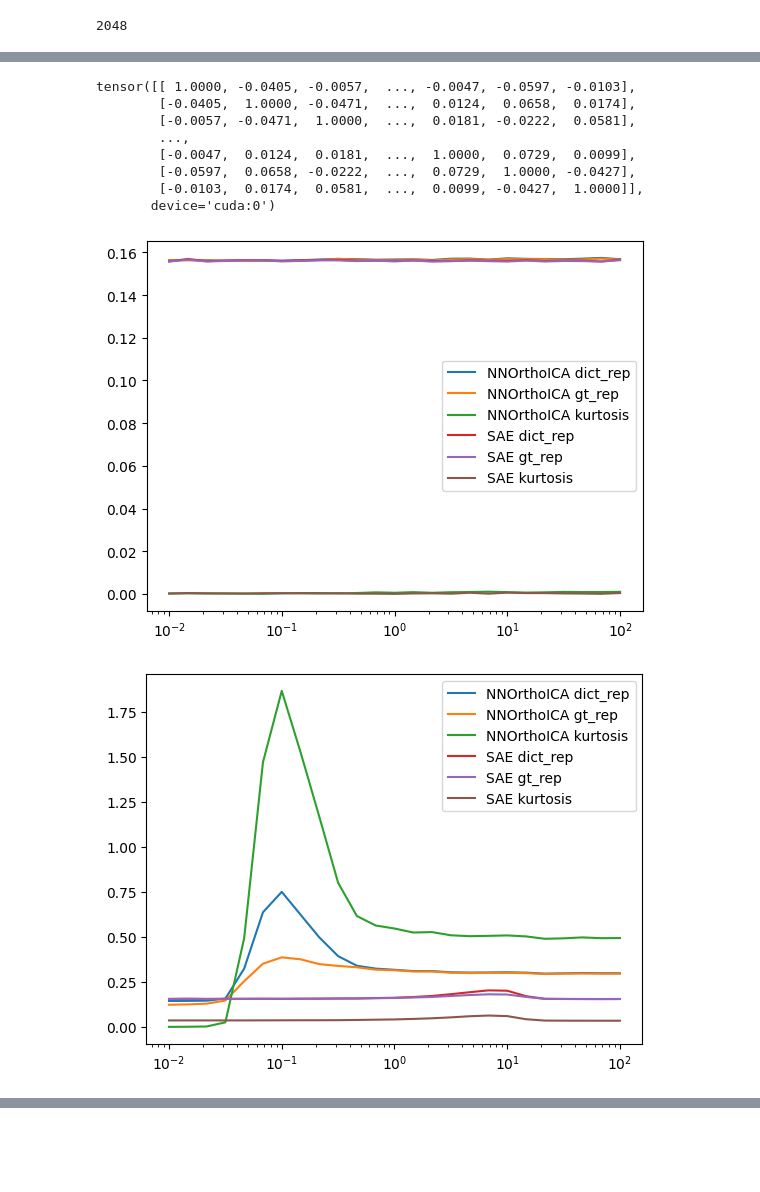
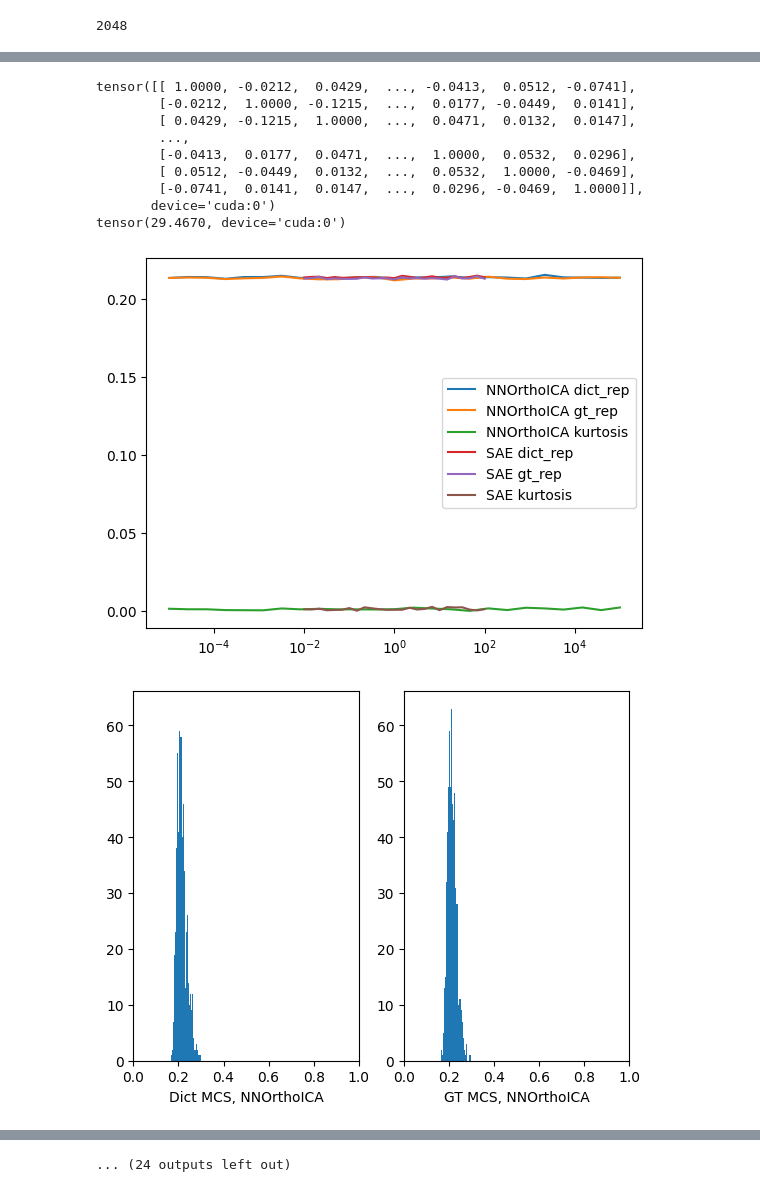
Before and after one commit to Baidicoot/sae_alternatives, a Jupyter notebook: sae_testing_no_noise.ipynb, the cells around one changed output, grey strips where cells are left out. Cells and saved outputs as stored; diff of their text form; code cells hidden in the pictures; blank space fills up the shorter version.

```diff
--- a/sae_testing_no_noise.ipynb
+++ b/sae_testing_no_noise.ipynb
@@ -294,25 +339,29 @@ def generate_corr_matrix(
 from modelling_sae import *
 # %%
 # l1_alphas = np.logspace(-2, 1, 100)
-n_feats = 512 * 6
-d_model = 512
+n_feats = 256 * 4
+d_model = 256
 device = "cuda:0"
 
 generator = RandomDatasetGenerator(
     activation_dim=d_model,
     n_ground_truth_components=n_feats,
-    batch_size=1024,
+    batch_size=4096,
     feature_num_nonzero=10,
     feature_prob_decay=1, # final feat has 10% the probability of the first
     correlated=False,
+    max_scale=5,
     device=device,
 )
+
+print(torch.max(generator.feat_scales))
 # %% [output]
-tensor([[ 1.0000, -0.0405, -0.0057,  ..., -0.0047, -0.0597, -0.0103],
-        [-0.0405,  1.0000, -0.0471,  ...,  0.0124,  0.0658,  0.0174],
-        [-0.0057, -0.0471,  1.0000,  ...,  0.0181, -0.0222,  0.0581],
+tensor([[ 1.0000, -0.0212,  0.0429,  ..., -0.0413,  0.0512, -0.0741],
+        [-0.0212,  1.0000, -0.1215,  ...,  0.0177, -0.0449,  0.0141],
+        [ 0.0429, -0.1215,  1.0000,  ...,  0.0471,  0.0132,  0.0147],
         ...,
-        [-0.0047,  0.0124,  0.0181,  ...,  1.0000,  0.0729,  0.0099],
-        [-0.0597,  0.0658, -0.0222,  ...,  0.0729,  1.0000, -0.0427],
-        [-0.0103,  0.0174,  0.0581,  ...,  0.0099, -0.0427,  1.0000]],
+        [-0.0413,  0.0177,  0.0471,  ...,  1.0000,  0.0532,  0.0296],
+        [ 0.0512, -0.0449,  0.0132,  ...,  0.0532,  1.0000, -0.0469],
+        [-0.0741,  0.0141,  0.0147,  ...,  0.0296, -0.0469,  1.0000]],
        device='cuda:0')
+tensor(29.4670, device='cuda:0')
@@ -509,12 +620,22 @@ def plot_ensemble_ortho(model_class_names, model_metrics, model_alphas):
 # %%
+# torch.autograd.set_detect_anomaly(True)
+torch.autograd.set_detect_anomaly(False)
+
+n_ica = 25
+n_sae = 25
+
 models = [
-    NNOrthoICA(d_model, n_feats, alpha).to(device)
-    for alpha in [10**x for x in np.linspace(-2, 2, 25)]
+    NNOrthoICA(
+        d_in=d_model,
+        d_hidden=n_feats,
+        alpha=alpha,
+    ).to(device)
+    for alpha in [10**x for x in np.linspace(-5, 5, n_ica)]
 ]
 
 models += [
     SAE(d_model, n_feats, alpha).to(device)
-    for alpha in [10**x for x in np.linspace(-2, 2, 25)]
+    for alpha in [10**x for x in np.linspace(-2, 2, n_sae)]
 ]
 
 optimizers = [
@@ -528,59 +649,67 @@ metrics = []
 
 for step in tqdm.tqdm(range(num_steps)):
     data = generator.send(None)
+    # data += torch.randn_like(data) * 0.1
 
     for model, optimizer in zip(models, optimizers):
         optimizer.zero_grad()
         loss, _ = model(data)
         loss.backward()
         optimizer.step()
-        model.project(orthoganalize=step % 500 == 0)
+        model.project(orthoganalize=False)
 
-    if step % 500 == 0:
+    if step % 100 == 0:
         model_dict_rep, model_gt_rep, model_sparsity, model_kurtosis, gt_kurtosis = get_metrics_ortho(models, generator)
         metrics.append({"dict_rep": model_dict_rep, "gt_rep": model_gt_rep})
 
         model_class_names = ['NNOrthoICA', 'SAE']
 
-        ortho_dict_rep = model_dict_rep[:len(models) // 2]
-        ortho_gt_rep = model_gt_rep[:len(models) // 2]
-        ortho_kurtosis = model_kurtosis[:len(models) // 2]
+        ortho_dict_rep = model_dict_rep[:n_ica]
+        ortho_gt_rep = model_gt_rep[:n_ica]
+        ortho_kurtosis = model_kurtosis[:n_ica]
 
-        sae_dict_rep = model_dict_rep[len(models) // 2:]
-        sae_gt_rep = model_gt_rep[len(models) // 2:]
-        sae_kurtosis = model_kurtosis[len(models) // 2:]
+        sae_dict_rep = model_dict_rep[n_ica:]
+        sae_gt_rep = model_gt_rep[n_ica:]
+        sae_kurtosis = model_kurtosis[n_ica:]
 
         all = ortho_kurtosis + sae_kurtosis
 
         ortho_kurtosis = [o - min(all) for o in ortho_kurtosis]
         sae_kurtosis = [s - min(all) for s in sae_kurtosis]
         gt_kurtosis = gt_kurtosis - min(all)
 
         all = ortho_kurtosis + sae_kurtosis
 
         ortho_kurtosis = [o / gt_kurtosis for o in ortho_kurtosis]
         sae_kurtosis = [s / gt_kurtosis for s in sae_kurtosis]
 
         ortho_metrics = {
             'dict_rep': ortho_dict_rep,
             'gt_rep': ortho_gt_rep,
             'kurtosis': ortho_kurtosis,
         }
 
         sae_metrics = {
             'dict_rep': sae_dict_rep,
             'gt_rep': sae_gt_rep,
             'kurtosis': sae_kurtosis,
         }
 
         model_metrics = [ortho_metrics, sae_metrics]
 
         model_alphas = [
-            [model.alpha for model in models[:len(models) // 2]],
-            [model.alpha for model in models[len(models) // 2:]],
+            [model.alpha for model in models[:n_ica]],
+            [model.alpha for model in models[n_ica:]]
         ]
 
         plot_ensemble_ortho(model_class_names, model_metrics, model_alphas)
+
+        # find the index of the model with the highest kurtosis
+        ortho_max_gt_idx = np.argmax(ortho_gt_rep)
+        sae_max_gt_idx = np.argmax(sae_gt_rep)
+
+        plot_mcs(models[:n_ica][ortho_max_gt_idx], generator, "NNOrthoICA")
+        plot_mcs(models[n_ica:][sae_max_gt_idx], generator, "SAE")
 # %% [output]
-[figure, old version]
+[figure, new version]
-[figure, old version]
+[figure, new version]
@@ -587,3 +726,4 @@ for step in tqdm.tqdm(range(num_steps)):
+... (24 outputs left out)
 # %%
 model_mmcs = get_metrics_ortho(models, generator)
 metrics.append({"mmcs": model_mmcs})
```
Also changed, not shown: parts of 11 cells of this notebook, 6 other files.
